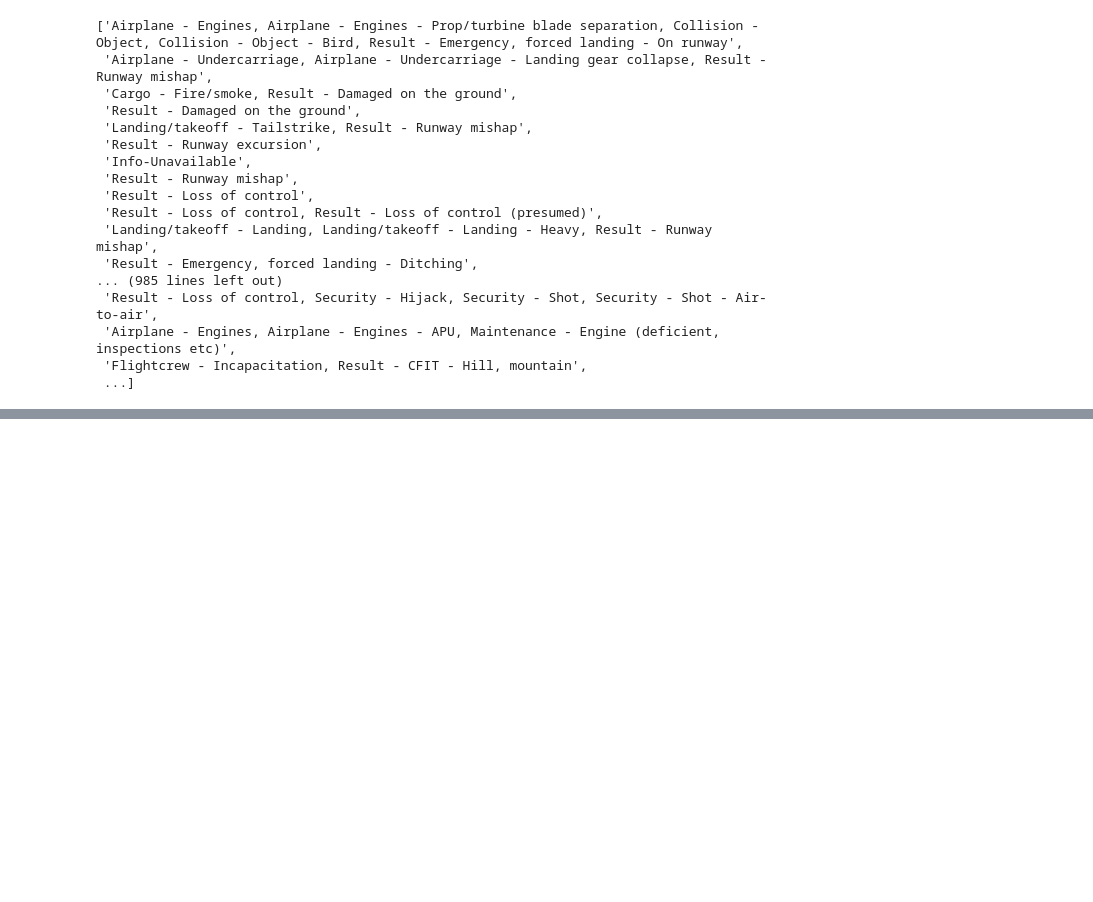
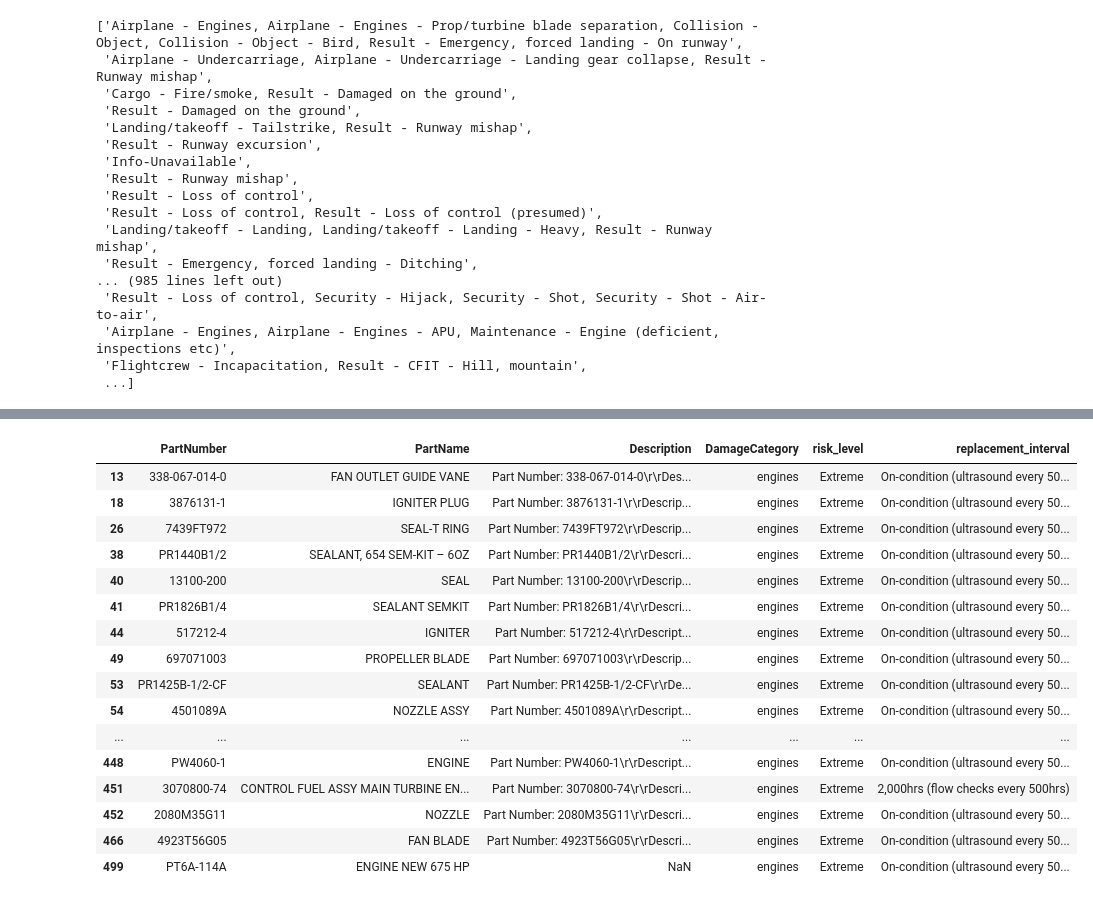
Before and after one commit to thedevreda/JadAerospace, a Jupyter notebook: AircraftParts/EDAAircraftParts(Damage).ipynb, the cells around one changed output, grey strips where cells are left out. Saved outputs shown, nothing was run; the diff lists cells and outputs as text; code cells hidden in the pictures; blank space fills up the shorter version.

```diff
--- a/AircraftParts/EDAAircraftParts(Damage).ipynb
+++ b/AircraftParts/EDAAircraftParts(Damage).ipynb
@@ -223,0 +307,20 @@ ds.sample(10)
+# %%
+ds[ds['DamageCategory'] == 'engines']
+# %% [output]
+|  | PartNumber | PartName | Description | DamageCategory | risk_level | replacement_interval |
+| 13 | 338-067-014-0 | FAN OUTLET GUIDE VANE | Part Number: 338-067-014-0\r\rDes... | engines | Extreme | On-condition (ultrasound every 50... |
+| 18 | 3876131-1 | IGNITER PLUG | Part Number: 3876131-1\r\rDescrip... | engines | Extreme | On-condition (ultrasound every 50... |
+| 26 | 7439FT972 | SEAL-T RING | Part Number: 7439FT972\r\rDescrip... | engines | Extreme | On-condition (ultrasound every 50... |
+| 38 | PR1440B1/2 | SEALANT, 654 SEM-KIT – 6OZ | Part Number: PR1440B1/2\r\rDescri... | engines | Extreme | On-condition (ultrasound every 50... |
+| 40 | 13100-200 | SEAL | Part Number: 13100-200\r\rDescrip... | engines | Extreme | On-condition (ultrasound every 50... |
+| 41 | PR1826B1/4 | SEALANT SEMKIT | Part Number: PR1826B1/4\r\rDescri... | engines | Extreme | On-condition (ultrasound every 50... |
+| 44 | 517212-4 | IGNITER | Part Number: 517212-4\r\rDescript... | engines | Extreme | On-condition (ultrasound every 50... |
+| 49 | 697071003 | PROPELLER BLADE | Part Number: 697071003\r\rDescrip... | engines | Extreme | On-condition (ultrasound every 50... |
+| 53 | PR1425B-1/2-CF | SEALANT | Part Number: PR1425B-1/2-CF\r\rDe... | engines | Extreme | On-condition (ultrasound every 50... |
+| 54 | 4501089A | NOZZLE ASSY | Part Number: 4501089A\r\rDescript... | engines | Extreme | On-condition (ultrasound every 50... |
+| ... | ... | ... | ... | ... | ... | ... |
+| 448 | PW4060-1 | ENGINE | Part Number: PW4060-1\r\rDescript... | engines | Extreme | On-condition (ultrasound every 50... |
+| 451 | 3070800-74 | CONTROL FUEL ASSY MAIN TURBINE EN... | Part Number: 3070800-74\r\rDescri... | engines | Extreme | 2,000hrs (flow checks every 500hrs) |
+| 452 | 2080M35G11 | NOZZLE | Part Number: 2080M35G11\r\rDescri... | engines | Extreme | On-condition (ultrasound every 50... |
+| 466 | 4923T56G05 | FAN BLADE | Part Number: 4923T56G05\r\rDescri... | engines | Extreme | On-condition (ultrasound every 50... |
+| 499 | PT6A-114A | ENGINE NEW 675 HP | NaN | engines | Extreme | On-condition (ultrasound every 50... |
```
Also changed, not shown: parts of 9 cells of this notebook, 4 other files.
